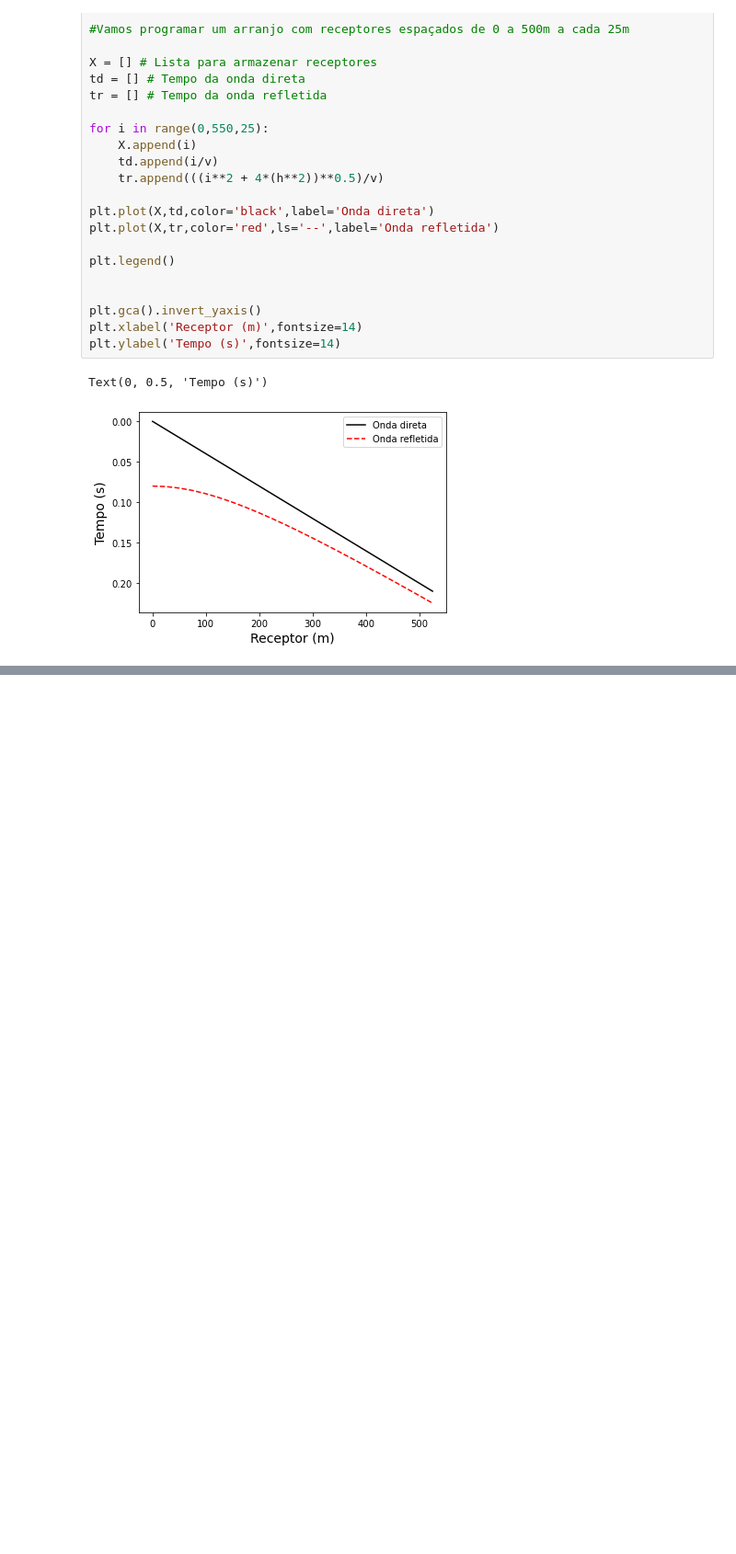
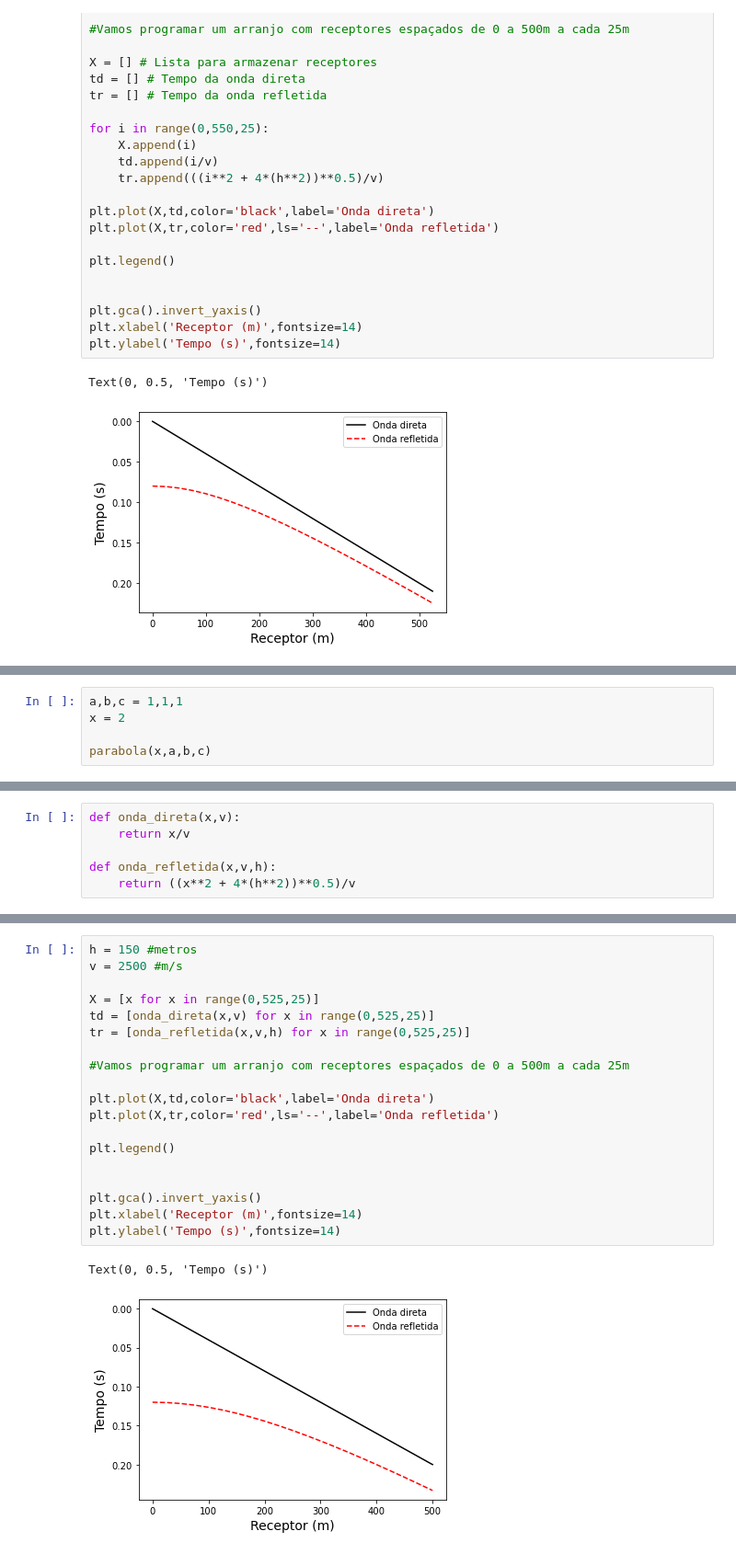
Before and after one commit to alexleogc/python-curso-gaia, a Jupyter notebook: Python Básico - Bloco 02.ipynb, the cells around one changed output, grey strips where cells are left out. Shown: that part at 92% size. Drawn from its saved outputs; the diff is of its cells as text; blank space fills up the shorter version.

```diff
--- a/Python Básico - Bloco 02.ipynb
+++ b/Python Básico - Bloco 02.ipynb
@@ -189,0 +381,5 @@ Text(0, 0.5, 'Tempo (s)')
+# %%
+a,b,c = 1,1,1
+x = 2
+
+parabola(x,a,b,c)
@@ -189,0 +407,6 @@ Text(0, 0.5, 'Tempo (s)')
+# %%
+def onda_direta(x,v):
+    return x/v
+
+def onda_refletida(x,v,h):
+    return ((x**2 + 4*(h**2))**0.5)/v
@@ -189,0 +455,22 @@ Text(0, 0.5, 'Tempo (s)')
+# %%
+h = 150 #metros
+v = 2500 #m/s
+
+X = [x for x in range(0,525,25)]
+td = [onda_direta(x,v) for x in range(0,525,25)]
+tr = [onda_refletida(x,v,h) for x in range(0,525,25)]
+
+#Vamos programar um arranjo com receptores espaçados de 0 a 500m a cada 25m
+
+plt.plot(X,td,color='black',label='Onda direta')
+plt.plot(X,tr,color='red',ls='--',label='Onda refletida')
+
+plt.legend()
+
+
+plt.gca().invert_yaxis()
+plt.xlabel('Receptor (m)',fontsize=14)
+plt.ylabel('Tempo (s)',fontsize=14)
+# %% [output]
+Text(0, 0.5, 'Tempo (s)')
+[figure, added]
```
Also changed, not shown: parts of 36 cells of this notebook.
